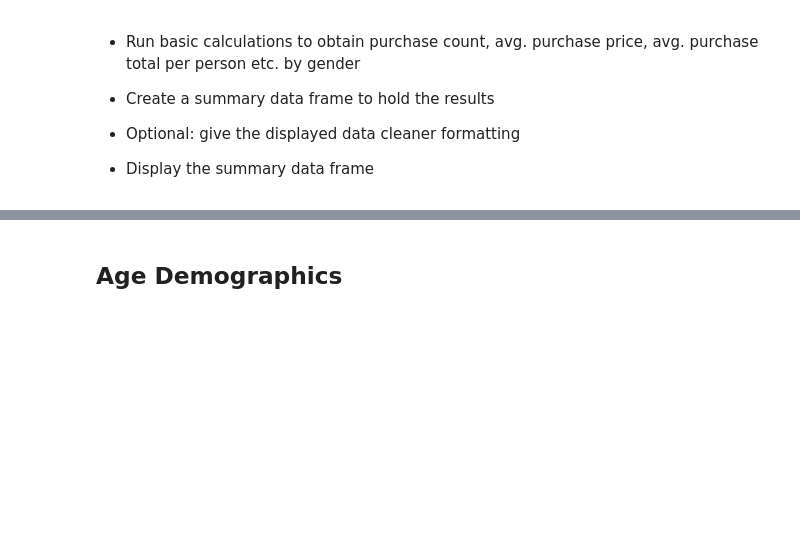
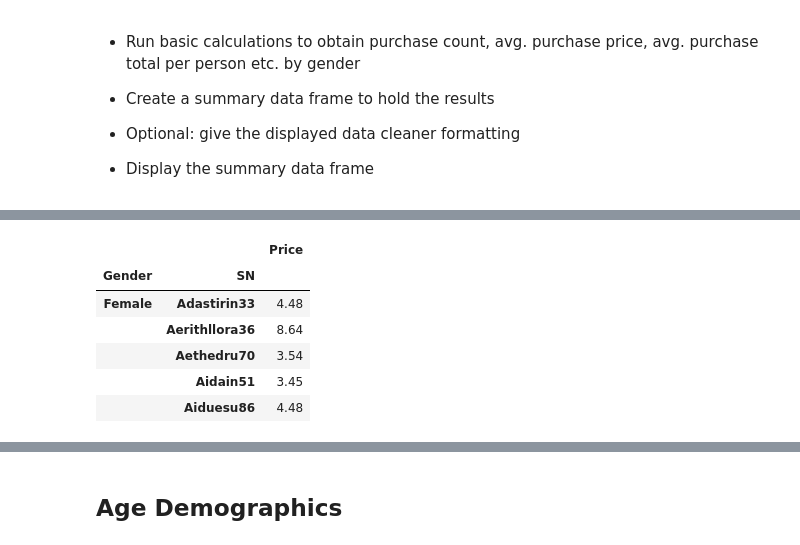
Before and after one commit to jennneth/pandas-challenge, a Jupyter notebook: HeroesofPymoli/HeroesOfPymoli_starter.ipynb, the cells around one changed output, grey strips where cells are left out. Cells and saved outputs as stored; diff of their text form; code cells hidden in the pictures; blank space fills up the shorter version.

```diff
--- a/HeroesofPymoli/HeroesOfPymoli_starter.ipynb
+++ b/HeroesofPymoli/HeroesOfPymoli_starter.ipynb
@@ -161,0 +227,11 @@ gender_df_indexed
+# %%
+total_by_person = pd.DataFrame(grouped_gender_person_df["Price"].sum())
+total_by_person.head()
+# %% [output]
+|  |  | Price |
+| Gender | SN |  |
+| Female | Adastirin33 | 4.48 |
+|  | Aerithllora36 | 8.64 |
+|  | Aethedru70 | 3.54 |
+|  | Aidain51 | 3.45 |
+|  | Aiduesu86 | 4.48 |
```
Also changed, not shown: parts of 8 cells of this notebook.
